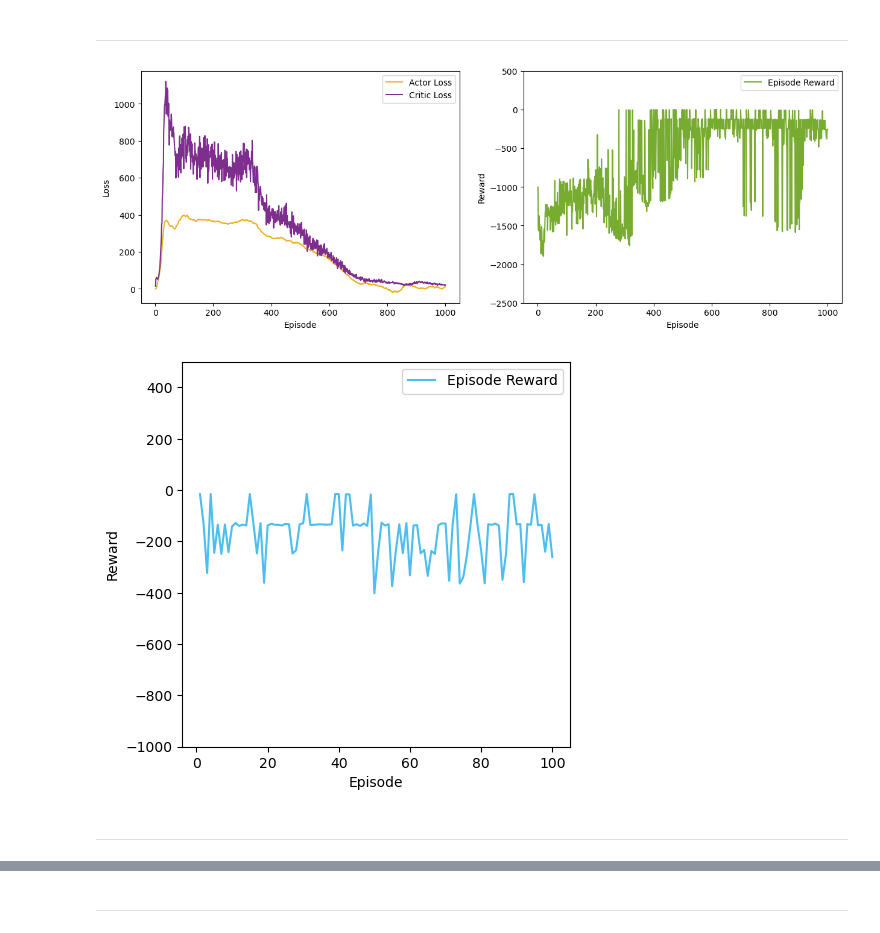
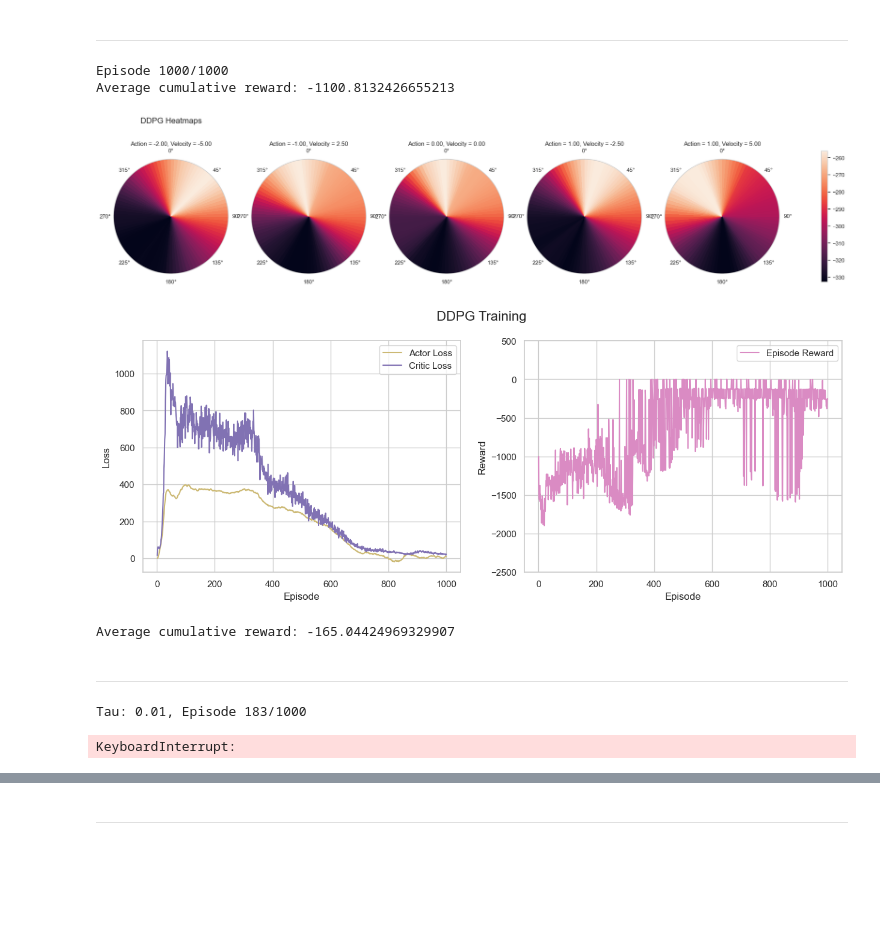
Before and after one commit to aristo6253/ANN-RL-DDPG, a Jupyter notebook: DDPG.ipynb, the cells around one changed output, grey strips where cells are left out. Saved outputs shown, nothing was run; the diff lists cells and outputs as text; code cells hidden in the pictures; blank space fills up the shorter version.

```diff
--- a/DDPG.ipynb
+++ b/DDPG.ipynb
@@ -476,0 +456,20 @@ plt.show()
+# %%
+# Read the data from the CSV file
+df = pd.read_csv('data/q4/ddpg_q4.csv', index_col='Episode')
+
+# Set the style
+sns.set(style="whitegrid")
+
+# Create the figure and axes
+fig, ax = plt.subplots(figsize=(10, 6))
+
+# Plot the data using seaborn
+sns.lineplot(data=df['loss'], ax=ax)
+
+# Set the labels and title
+ax.set_xlabel('Episode', fontsize=12)
+ax.set_ylabel('Loss', fontsize=12)
+ax.set_title('Q-Network Training Curve')
+
+# Show the plot
+plt.show()
@@ -662,50 +663,67 @@ if collect_data_q5:
     df_test.to_csv('data/ddpg_q5_test.csv')
 
     # Choose the action and velocity values to generate the heatmap for
-    action_values = np.linspace(-2, 2, 5)
-    velocity_values = np.linspace(-5, 5, 5)
+    action_values = np.array([-2, -1, 0, 1, 1])
+    velocity_values = np.array([-5, 2.5, 0, -2.5, 5])
 
     # Generate the heatmap data
     heatmap_data = generate_heatmap_data(ddpg_agent.critic_network, action_values, velocity_values)
 
     # Plot the heatmap
     plot_heatmap(heatmap_data, action_values, velocity_values, title='DDPG Heatmaps')
+# %% [output]
+Episode 1000/1000
+Average cumulative reward: -1100.8132426655213
+[figure, added]
 # %%
 # Load data
 df = pd.read_csv('data/q5/ddpg_q5_train.csv', index_col='Episode')
 
+colors = sns.color_palette()
+
+# Set up a grid of plots
+fig, ax = plt.subplots(1, 2, figsize=(15, 5))
+fig.suptitle('DDPG Training', fontsize=16)
+
 # Plotting the learning curves
-fig, ax = plt.subplots(1, 2, figsize=(15, 5))
-ax[0].plot(df['Actor Loss'], label='Actor Loss', color="#EDB120")
-ax[0].plot(df['Critic Loss'], label='Critic Loss', color="#7E2F8E")
+sns.lineplot(data=df, x=df.index, y='Actor Loss',
+             ax=ax[0], label='Actor Loss', color=colors[8])
+sns.lineplot(data=df, x=df.index, y='Critic Loss',
+             ax=ax[0], label='Critic Loss', color=colors[4])
 ax[0].set_xlabel('Episode')
 ax[0].set_ylabel('Loss')
 ax[0].legend()
-ax[1].plot(df['Reward'], label='Episode Reward', color="#77AC30")
+
+sns.lineplot(data=df, x=df.index, y='Reward',
+             ax=ax[1], label='Episode Reward', color=colors[6])
 ax[1].set_xlabel('Episode')
 ax[1].set_ylabel('Reward')
 ax[1].set_ylim([-2500, 500])
 ax[1].legend()
+
 plt.show()
+
 
 # Load data
 df = pd.read_csv('data/q5/ddpg_q5_test.csv', index_col='Episode')
 
-# Plotting the learning curves
-fig, ax = plt.subplots(1, 1, figsize=(5, 5))
-ax.plot(df['Reward'], label='Episode Reward', color="#4DBEEE")
-ax.set_xlabel('Episode')
-ax.set_ylabel('Reward')
-ax.set_ylim([-1000, 500])
-ax.legend()
-plt.show()
+# # Plotting the learning curves
+# fig, ax = plt.subplots(1, 1, figsize=(5, 5))
+# ax.plot(df['Reward'], label='Episode Reward', color="#4DBEEE")
+# ax.set_xlabel('Episode')
+# ax.set_ylabel('Reward')
+# ax.set_ylim([-1000, 500])
+# ax.legend()
+# plt.show()
+
+print("Average cumulative reward:", np.mean(df['Reward']))
 # %% [output]
-[figure, old version]
+[figure, new version]
-[figure, removed]
+Average cumulative reward: -165.04424969329907
 # %% [markdown]
 ___
 # %%
-collect_data_q6 = False
+
 if collect_data_q6:
     n_episodes = 1000
     max_timesteps = 200
@@ -748,7 +766,7 @@ if collect_data_q6:
 
                 if len(replay_buffer) > batch_size:
                     batch = replay_buffer.sample(batch_size)
-                    actor_loss, critic_loss = train_actor_critic(ddpg_agent, batch, actor_optimizer, critic_optimizer, gamma, train_networks=True, tau=tau)
+                    actor_loss, critic_loss = train_actor_critic(ddpg_agent, batch, actor_optimizer, critic_optimizer, gamma, train_networks=True)
                     episode_actor_loss += actor_loss
                     episode_critic_loss += critic_loss
 
@@ -789,5 +807,8 @@ if collect_data_q6:
         df_train = pd.DataFrame({'Reward': test_rewards}, index=range(1, test_episodes + 1), columns=['Reward'])
         df_train.index.name = 'Episode'
         df_train.to_csv(f'data/ddpg_q6_test_tau_{tau}.csv')
+# %% [output]
+Tau: 0.01, Episode 183/1000
+KeyboardInterrupt:
 # %%
 import matplotlib.pyplot as plt
```
Also changed, not shown: parts of 13 cells of this notebook, 31 other files.
